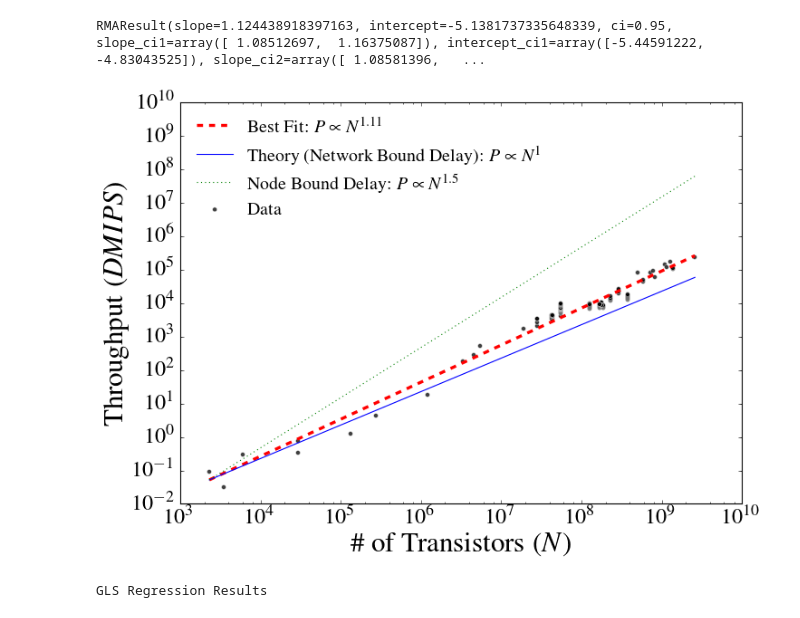
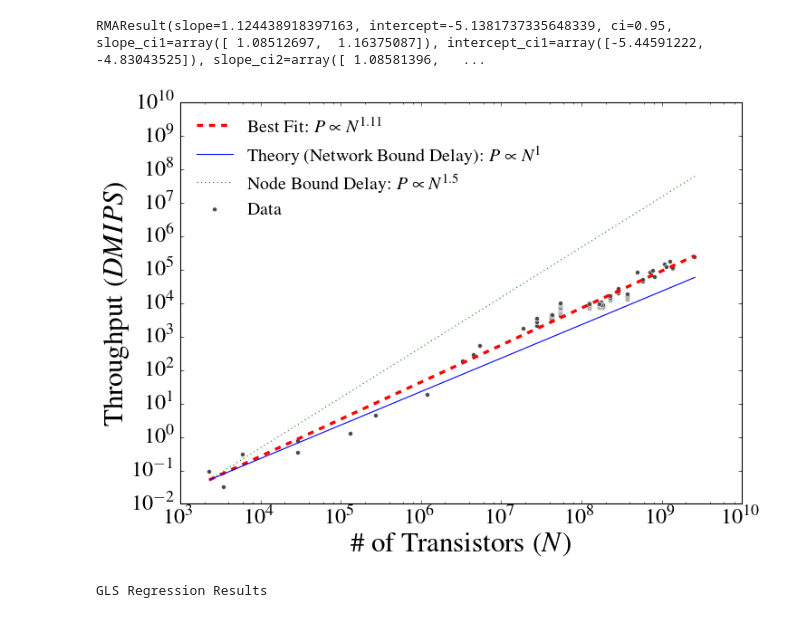
Before and after one commit to profsforrest/scaling-paper, a Jupyter notebook: analysis/ChipsThroughput.ipynb, the cells around one changed output. Cells and saved outputs as stored; diff of their text form; code cells hidden in the pictures.

```diff
--- a/analysis/ChipsThroughput.ipynb
+++ b/analysis/ChipsThroughput.ipynb
@@ -80,39 +80,39 @@ rma_model
 RMAResult(slope=1.124438918397163, intercept=-5.1381737335648339, ci=0.95, slope_ci1=array([ 1.08512697,  1.16375087]), intercept_ci1=array([-5.44591222, -4.83043525]), slope_ci2=array([ 1.08581396,   ...
 # %%
 #plt.scatter(data.N,data.DMIPS,marker='.',c=np.log(data.f),cmap=plt.get_cmap('viridis'),edgecolor='face',s=75)
-plt.scatter(data.N,data.DMIPS,marker='o',c='k',edgecolor='w',alpha=.75,linewidths=0.5,label='Data')
+plt.scatter(data.N,data.DMIPS,marker='o',c='#4A4A4A',edgecolor='w',linewidths=0.5,label='Data')
 
 xfit = [data.N.min(),data.N.max()]
 yfit = [10**(model.params['constant'])*xfit[0]**model.params['logN'],
         10**(model.params['constant'])*xfit[1]**model.params['logN']]
 plt.plot(xfit,yfit,'r--',lw=3,label='Best Fit: $P \propto N^{1.11}$')
 
 xfit = [data.N.min(),data.N.max()]
 yfit = [i2*xfit[0],
         i2*xfit[1]]
 plt.plot(xfit,yfit,'b-',lw=1,label='Theory (Network Bound Delay): $P \propto N^1$')#, $R^2=%1.2f$'%(Rsquare1))
 
 xfit = [data.N.min(),data.N.max()]
 yfit = [i1*(xfit[0]**1.5),
         i1*(xfit[1]**1.5)]
 plt.plot(xfit,yfit,'g:',lw=1,label='Node Bound Delay: $P \propto N^{1.5}$')
 
 
 #xfit = [data.N.min(),data.N.max()]
 #yfit = [np.exp(rma_model.intercept)*xfit[0]**rma_model.slope,
 #        np.exp(rma_model.intercept)*xfit[1]**rma_model.slope]
 #plt.plot(xfit,yfit,'b:',label='RMA: $%1.3f N^{%1.3f}$, $R^2=%1.3f$'%(np.exp(rma_model.intercept),rma_model.slope,rma_model.RSquare))
 
 plt.xscale('log')
 plt.yscale('log')
 #plt.xlim(10**-3,10**3)
 plt.ylim(10**-2,10**10)
 plt.legend(loc='upper left',fontsize=18,frameon=False)
 plt.xlabel('\# of Transistors ($N$)')
 plt.ylabel('Throughput ($DMIPS$)')
 plt.savefig('../Figures/ChipsThroughputScaling.pdf',dpi=600)
 # %% [output]
-[figure, old version]
+[figure, new version]
 # %%
 #plt.scatter(data.N,data.DMIPS,marker='.',c=np.log(data.f),cmap=plt.get_cmap('viridis'),edgecolor='face',s=75)
 plt.scatter(data.N,data.DMIPS,marker='o',c='k',edgecolor='w',alpha=.75,linewidths=0.5,label='Data')
```
Also changed, not shown: parts of 1 cell of this notebook, 3 other files.
